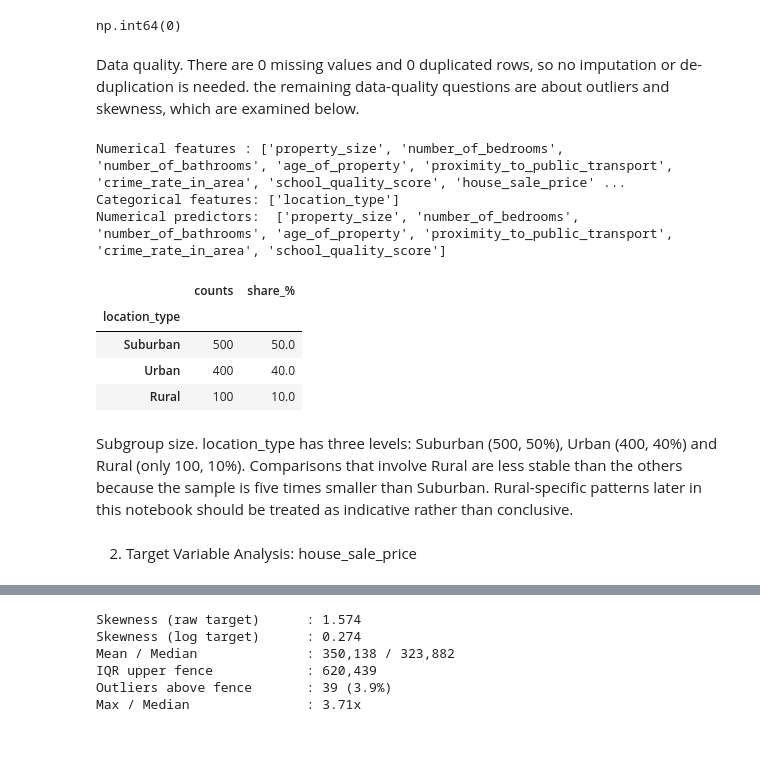
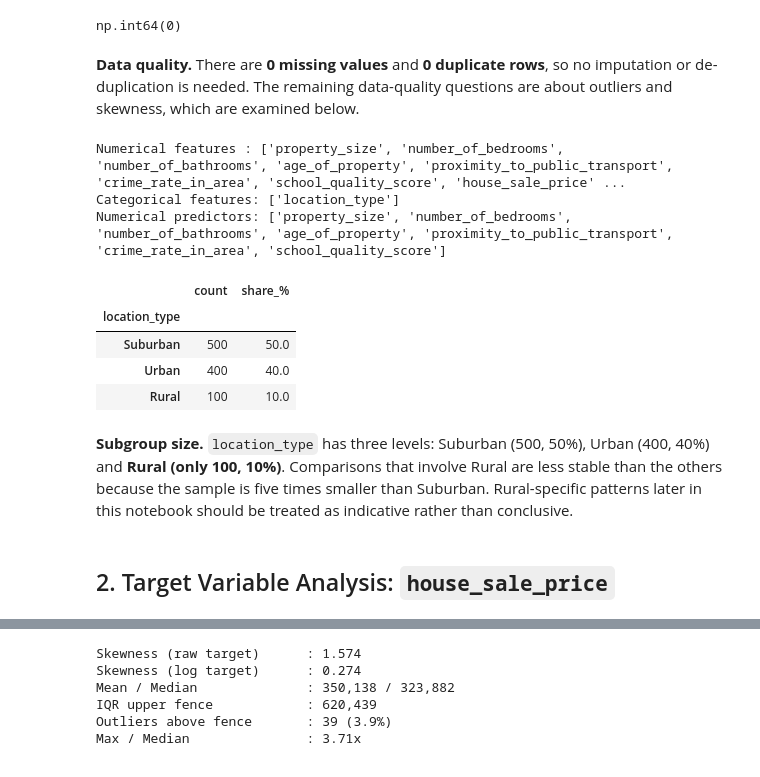
Before and after one commit to jadennk21-prog/AIAP-Mini-Project-1---Housing-Prices-Prediction, a Jupyter notebook: eda.ipynb, the cells around one changed output, grey strips where cells are left out. Drawn from its saved outputs; the diff is of its cells as text; code cells hidden in the pictures.

```diff
--- a/eda.ipynb
+++ b/eda.ipynb
@@ -168,7 +167,7 @@ df.duplicated().sum()
 # %% [output]
 np.int64(0)
 # %% [markdown]
-Data quality. There are 0 missing values and 0 duplicated rows, so no imputation or de-duplication is needed. the remaining data-quality questions are about outliers and skewness, which are examined below.
+**Data quality.** There are **0 missing values** and **0 duplicate rows**, so no imputation or de-duplication is needed. The remaining data-quality questions are about outliers and skewness, which are examined below.
 # %%
 # Identify numerical and categorical features
 target = 'house_sale_price'
@@ -189,18 +188,17 @@ Numerical predictors:  ['property_size', 'number_of_bedrooms', 'number_of_bathro
 # %%
 # Category sizes (checks whether any subgroup is too small for reliable comparison)
 counts = df['location_type'].value_counts()
-pd.DataFrame({'counts':counts, 'share_%': (counts / len(df) * 100).round(1)})
+pd.DataFrame({'count': counts, 'share_%': (counts / len(df) * 100).round(1)})
 # %% [output]
-|  | counts | share_% |
+|  | count | share_% |
 | location_type |  |  |
 | Suburban | 500 | 50.0 |
 | Urban | 400 | 40.0 |
 | Rural | 100 | 10.0 |
 # %% [markdown]
-Subgroup size. location_type has three levels: Suburban (500, 50%), Urban (400, 40%) and Rural (only 100, 10%). Comparisons that involve Rural are less stable than the others because the sample is five times smaller than Suburban. Rural-specific patterns later in this notebook should be treated as indicative rather than conclusive.
+**Subgroup size.** `location_type` has three levels: Suburban (500, 50%), Urban (400, 40%) and **Rural (only 100, 10%)**. Comparisons that involve Rural are less stable than the others because the sample is five times smaller than Suburban. Rural-specific patterns later in this notebook should be treated as indicative rather than conclusive.
 # %% [markdown]
-2. Target Variable Analysis:
-house_sale_price
+## 2. Target Variable Analysis: `house_sale_price`
 # %%
 y = df[target]
 
```
Also changed, not shown: parts of 52 cells of this notebook, 26 other files.
